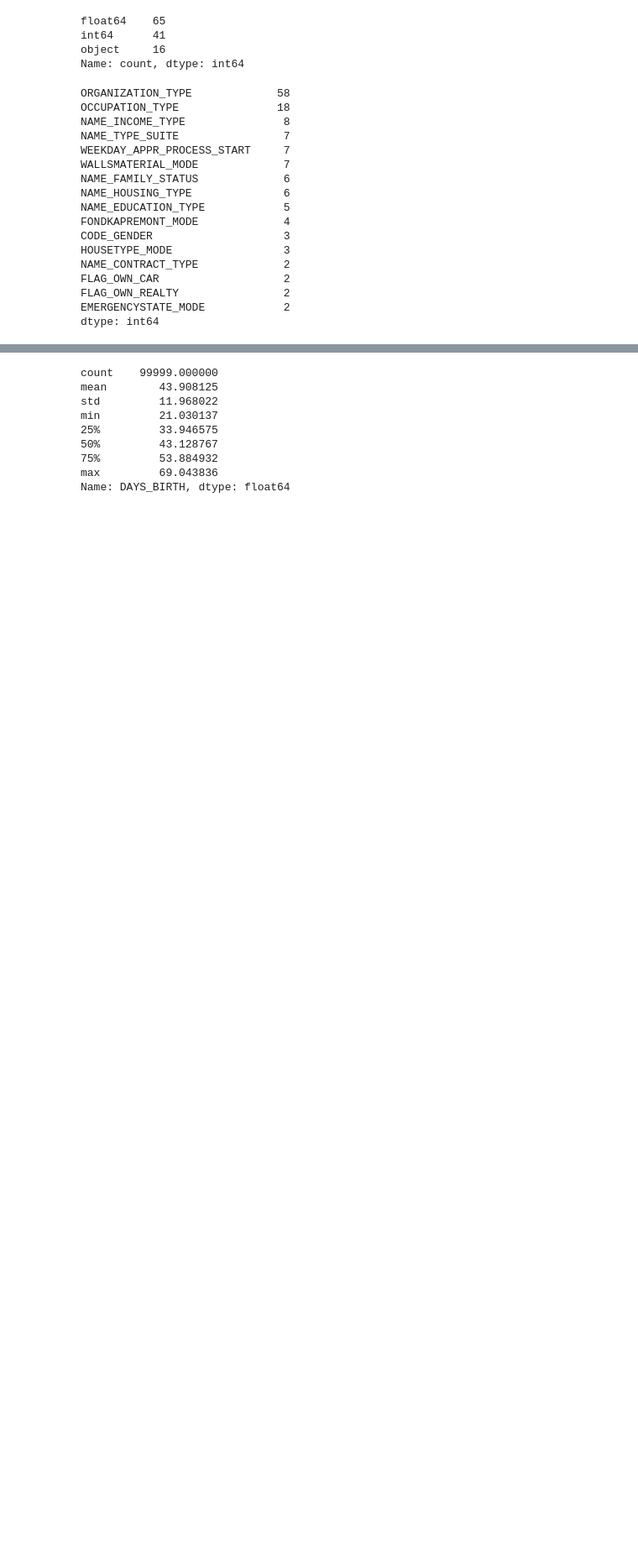
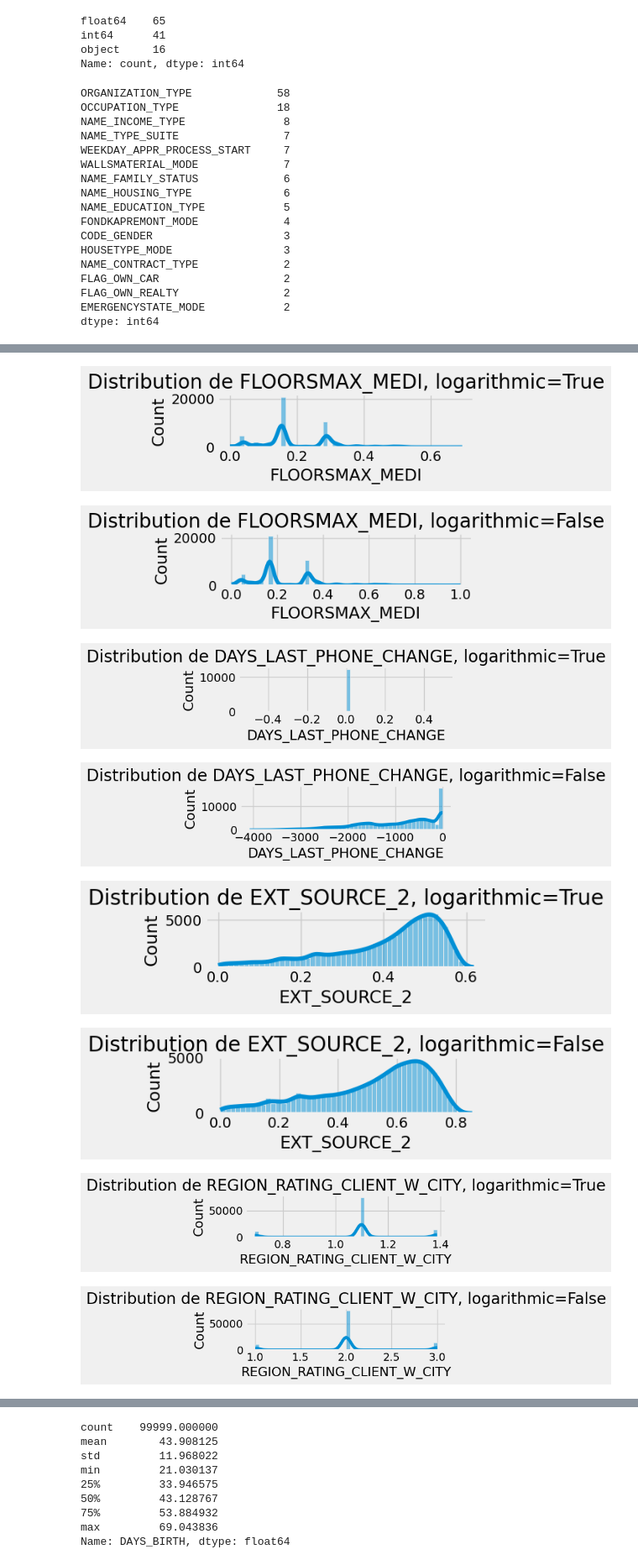
Before and after one commit to dabrivard19/ds_project_7_credit_scoring, a Jupyter notebook: notebooks/01_feature_engineering_clean_train_test.ipynb, the cells around one changed output, grey strips where cells are left out. Shown at 84% size. Cells and saved outputs as stored; diff of their text form; code cells hidden in the pictures; blank space fills up the shorter version.

```diff
--- a/notebooks/01_feature_engineering_clean_train_test.ipynb
+++ b/notebooks/01_feature_engineering_clean_train_test.ipynb
@@ -121,0 +221,17 @@ dtype: int64
+# %%
+import sys, os
+sys.path.insert(0, os.path.abspath(".."))   # monte d'un niveau (../)
+import utils.utils_p4 as utils_p4
+
+for col in corr_df.columns:
+    utils_p4.display_distribution(df, col, True)
+    utils_p4.display_distribution(df, col, False)
+# %% [output]
+[figure, added]
+[figure, added]
+[figure, added]
+[figure, added]
+[figure, added]
+[figure, added]
+[figure, added]
+[figure, added]
```
Also changed, not shown: parts of 4 cells of this notebook, 4 other files.
